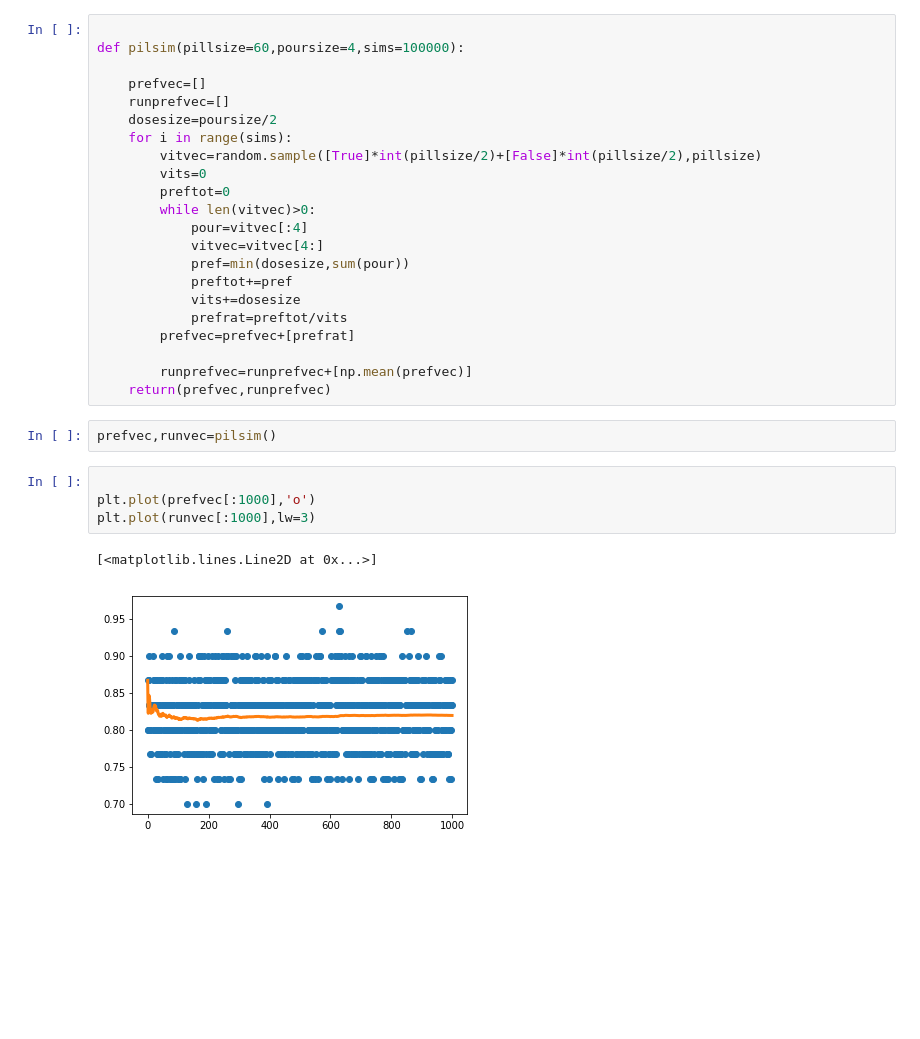
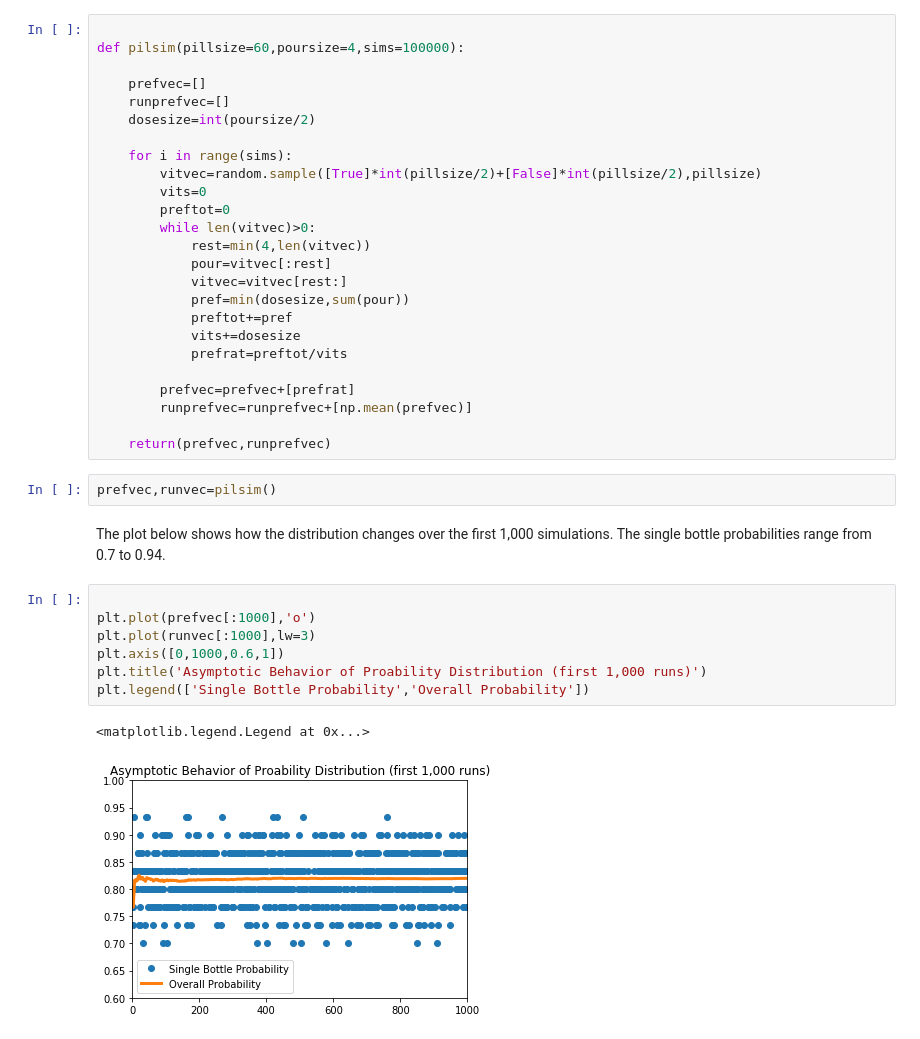
Before and after one commit to pwendel3/DSGit, a Jupyter notebook: riddler/grasshopper.ipynb, the cells around one changed output. Saved outputs shown, nothing was run; the diff lists cells and outputs as text; blank space fills up the shorter version.

```diff
--- a/riddler/grasshopper.ipynb
+++ b/riddler/grasshopper.ipynb
@@ -13,28 +30,36 @@ def pilsim(pillsize=60,poursize=4,sims=100000):
 
     prefvec=[]
     runprefvec=[]
-    dosesize=poursize/2
+    dosesize=int(poursize/2)
+
     for i in range(sims):
         vitvec=random.sample([True]*int(pillsize/2)+[False]*int(pillsize/2),pillsize)
         vits=0
         preftot=0
         while len(vitvec)>0:
-            pour=vitvec[:4]
-            vitvec=vitvec[4:]
+            rest=min(4,len(vitvec))
+            pour=vitvec[:rest]
+            vitvec=vitvec[rest:]
             pref=min(dosesize,sum(pour))
             preftot+=pref
             vits+=dosesize
             prefrat=preftot/vits
+
         prefvec=prefvec+[prefrat]
+        runprefvec=runprefvec+[np.mean(prefvec)]
 
-        runprefvec=runprefvec+[np.mean(prefvec)]
     return(prefvec,runprefvec)
 # %%
 prefvec,runvec=pilsim()
+# %% [markdown]
+The plot below shows how the distribution changes over the first 1,000 simulations. The single bottle probabilities range from 0.7 to 0.94.
 # %%
 
 plt.plot(prefvec[:1000],'o')
 plt.plot(runvec[:1000],lw=3)
+plt.axis([0,1000,0.6,1])
+plt.title('Asymptotic Behavior of Proability Distribution (first 1,000 runs)')
+plt.legend(['Single Bottle Probability','Overall Probability'])
 # %% [output]
-[<matplotlib.lines.Line2D at 0x...>]
+<matplotlib.legend.Legend at 0x...>
-[figure, old version]
+[figure, new version]
```
Also changed, not shown: parts of 10 cells of this notebook.
